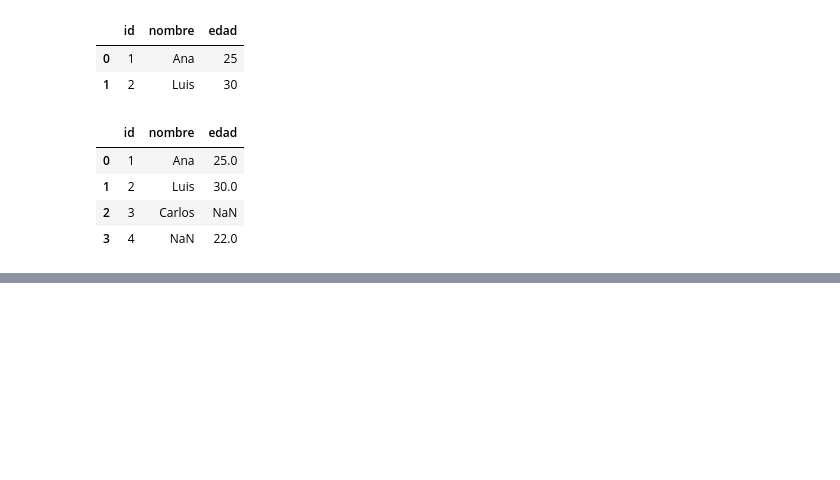
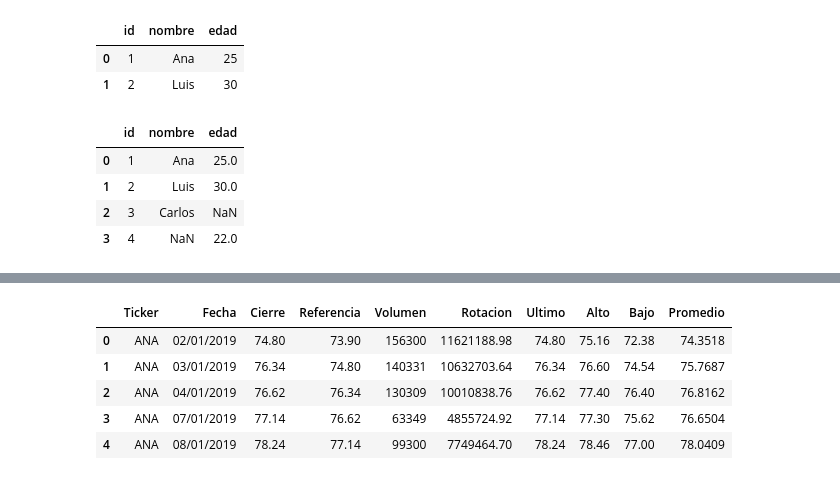
Before and after one commit to MyAppsTest/ciencia_datos_udemy_fg, a Jupyter notebook: CienciaDeDatos_con_Federico.ipynb, the cells around one changed output, grey strips where cells are left out. Saved outputs shown, nothing was run; the diff lists cells and outputs as text; code cells hidden in the pictures; blank space fills up the shorter version.

```diff
--- a/CienciaDeDatos_con_Federico.ipynb
+++ b/CienciaDeDatos_con_Federico.ipynb
@@ -645,0 +819,9 @@ df_combinado
+# %%
+df.head(5)
+# %% [output]
+|  | Ticker | Fecha | Cierre | Referencia | Volumen | Rotacion | Ultimo | Alto | Bajo | Promedio |
+| 0 | ANA | 02/01/2019 | 74.80 | 73.90 | 156300 | 11621188.98 | 74.80 | 75.16 | 72.38 | 74.3518 |
+| 1 | ANA | 03/01/2019 | 76.34 | 74.80 | 140331 | 10632703.64 | 76.34 | 76.60 | 74.54 | 75.7687 |
+| 2 | ANA | 04/01/2019 | 76.62 | 76.34 | 130309 | 10010838.76 | 76.62 | 77.40 | 76.40 | 76.8162 |
+| 3 | ANA | 07/01/2019 | 77.14 | 76.62 | 63349 | 4855724.92 | 77.14 | 77.30 | 75.62 | 76.6504 |
+| 4 | ANA | 08/01/2019 | 78.24 | 77.14 | 99300 | 7749464.70 | 78.24 | 78.46 | 77.00 | 78.0409 |
```
Also changed, not shown: parts of 63 cells of this notebook.
